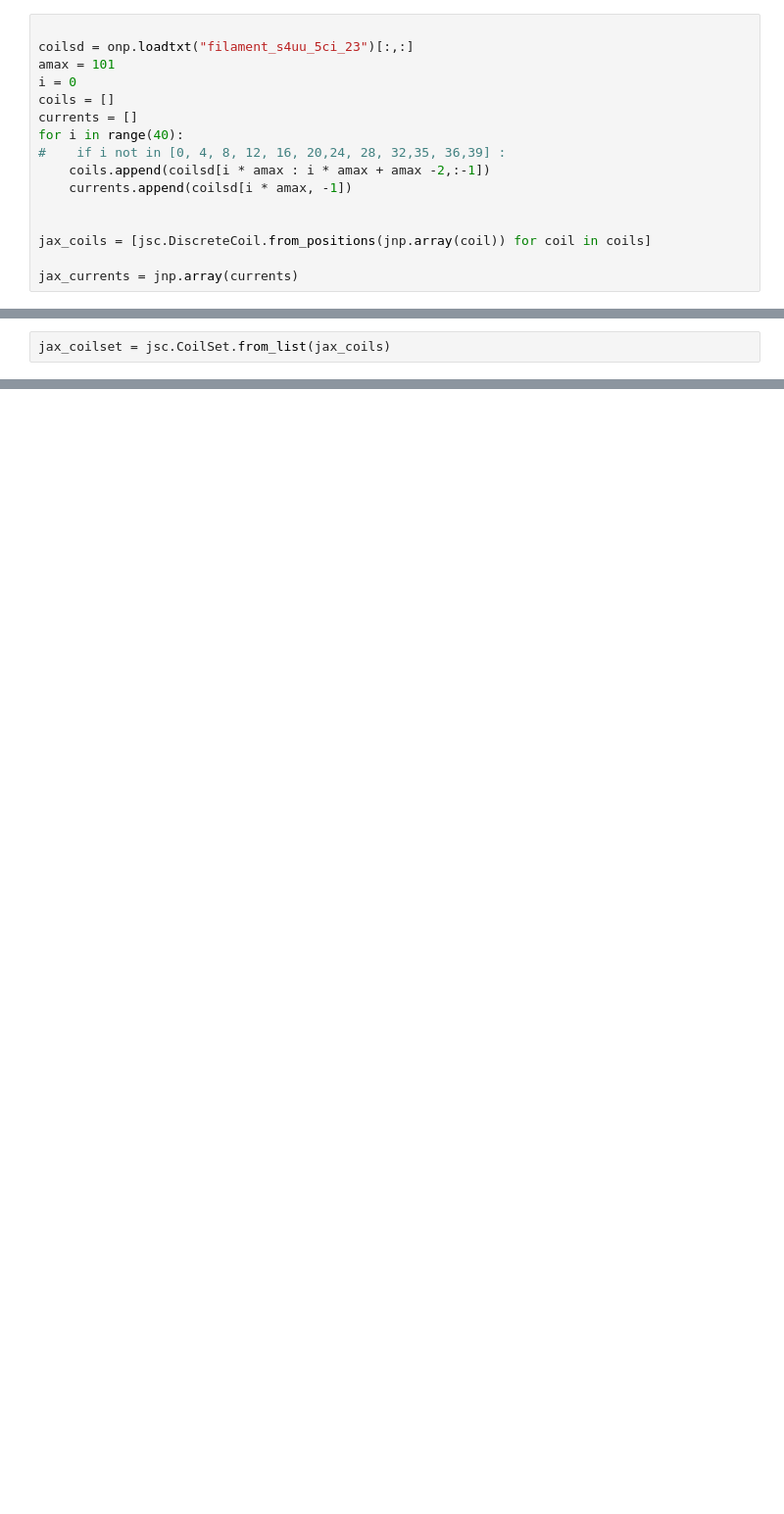
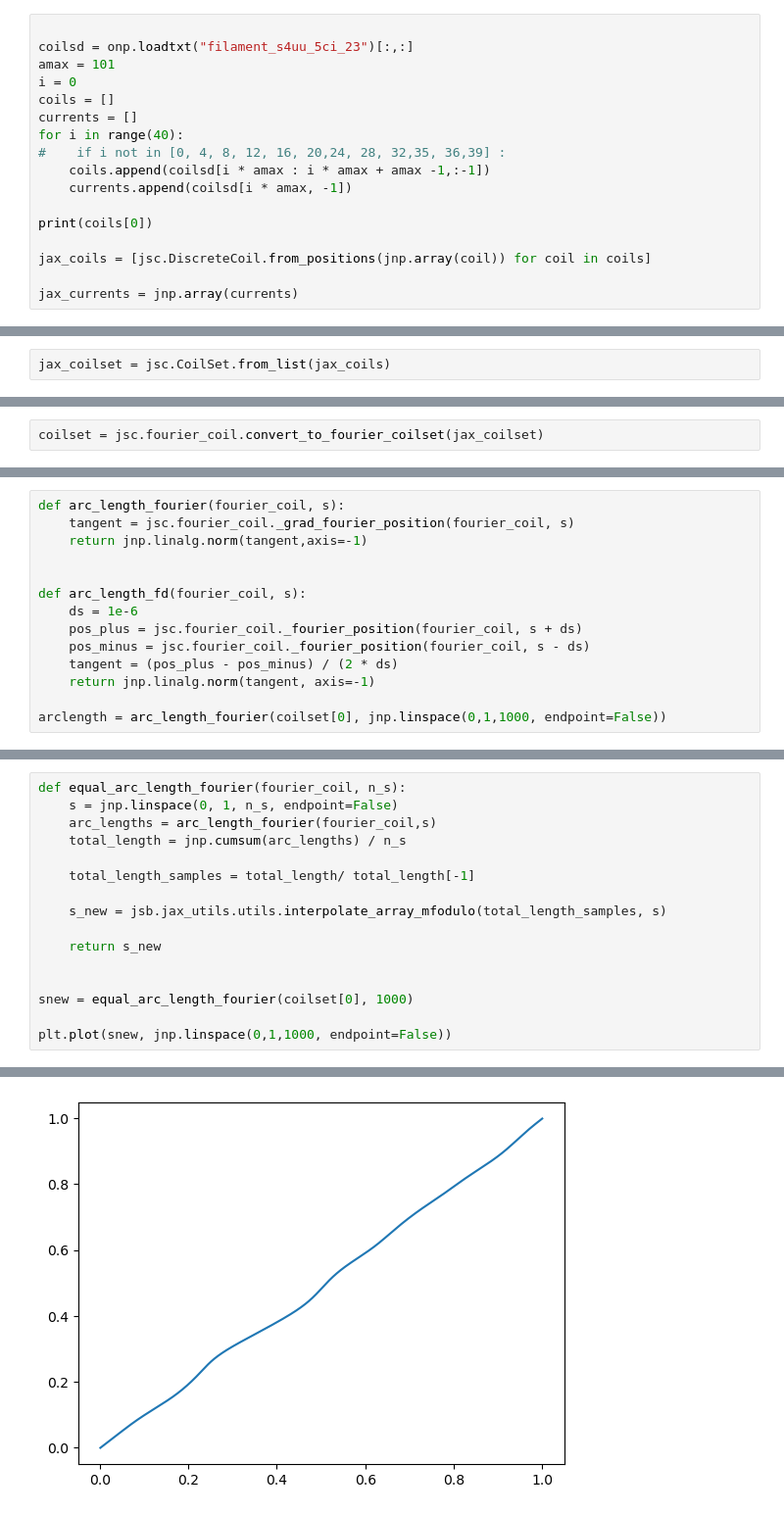
Before and after one commit to timobogaarts/jax-sbgeom, a Jupyter notebook: examples/coils.ipynb, the cells around one changed output, grey strips where cells are left out. Shown at 98% size. Saved outputs shown, nothing was run; the diff lists cells and outputs as text; blank space fills up the shorter version.

Commit message:
coilset meshing and converting to fourier coil

```diff
--- a/examples/coils.ipynb
+++ b/examples/coils.ipynb
@@ -38,9 +41,10 @@ coils = []
 currents = []
 for i in range(40):
 #    if i not in [0, 4, 8, 12, 16, 20,24, 28, 32,35, 36,39] :
-    coils.append(coilsd[i * amax : i * amax + amax -2,:-1])
+    coils.append(coilsd[i * amax : i * amax + amax -1,:-1])
     currents.append(coilsd[i * amax, -1])
 
+print(coils[0])
 
 jax_coils = [jsc.DiscreteCoil.from_positions(jnp.array(coil)) for coil in coils]
 
@@ -123,0 +82,2 @@ Widget(value='<iframe src="http://localhost:39417/index.html?ui=P_0x700614c86030
+# %%
+coilset = jsc.fourier_coil.convert_to_fourier_coilset(jax_coilset)
@@ -123,0 +86,14 @@ Widget(value='<iframe src="http://localhost:39417/index.html?ui=P_0x700614c86030
+# %%
+def arc_length_fourier(fourier_coil, s):
+    tangent = jsc.fourier_coil._grad_fourier_position(fourier_coil, s)
+    return jnp.linalg.norm(tangent,axis=-1)
+
+
+def arc_length_fd(fourier_coil, s):
+    ds = 1e-6
+    pos_plus = jsc.fourier_coil._fourier_position(fourier_coil, s + ds)
+    pos_minus = jsc.fourier_coil._fourier_position(fourier_coil, s - ds)
+    tangent = (pos_plus - pos_minus) / (2 * ds)
+    return jnp.linalg.norm(tangent, axis=-1)
+
+arclength = arc_length_fourier(coilset[0], jnp.linspace(0,1,1000, endpoint=False))
@@ -123,0 +109,17 @@ Widget(value='<iframe src="http://localhost:39417/index.html?ui=P_0x700614c86030
+# %%
+def equal_arc_length_fourier(fourier_coil, n_s):
+    s = jnp.linspace(0, 1, n_s, endpoint=False)
+    arc_lengths = arc_length_fourier(fourier_coil,s)
+    total_length = jnp.cumsum(arc_lengths) / n_s
+
+    total_length_samples = total_length/ total_length[-1]
+
+    s_new = jsb.jax_utils.utils.interpolate_array_mfodulo(total_length_samples, s)
+
+    return s_new
+
+
+snew = equal_arc_length_fourier(coilset[0], 1000)
+
+plt.plot(snew, jnp.linspace(0,1,1000, endpoint=False))
+# %% [output]
@@ -123,0 +127 @@ Widget(value='<iframe src="http://localhost:39417/index.html?ui=P_0x700614c86030
+[figure, added]
```
Also changed, not shown: parts of 21 cells of this notebook, 5 other files.
